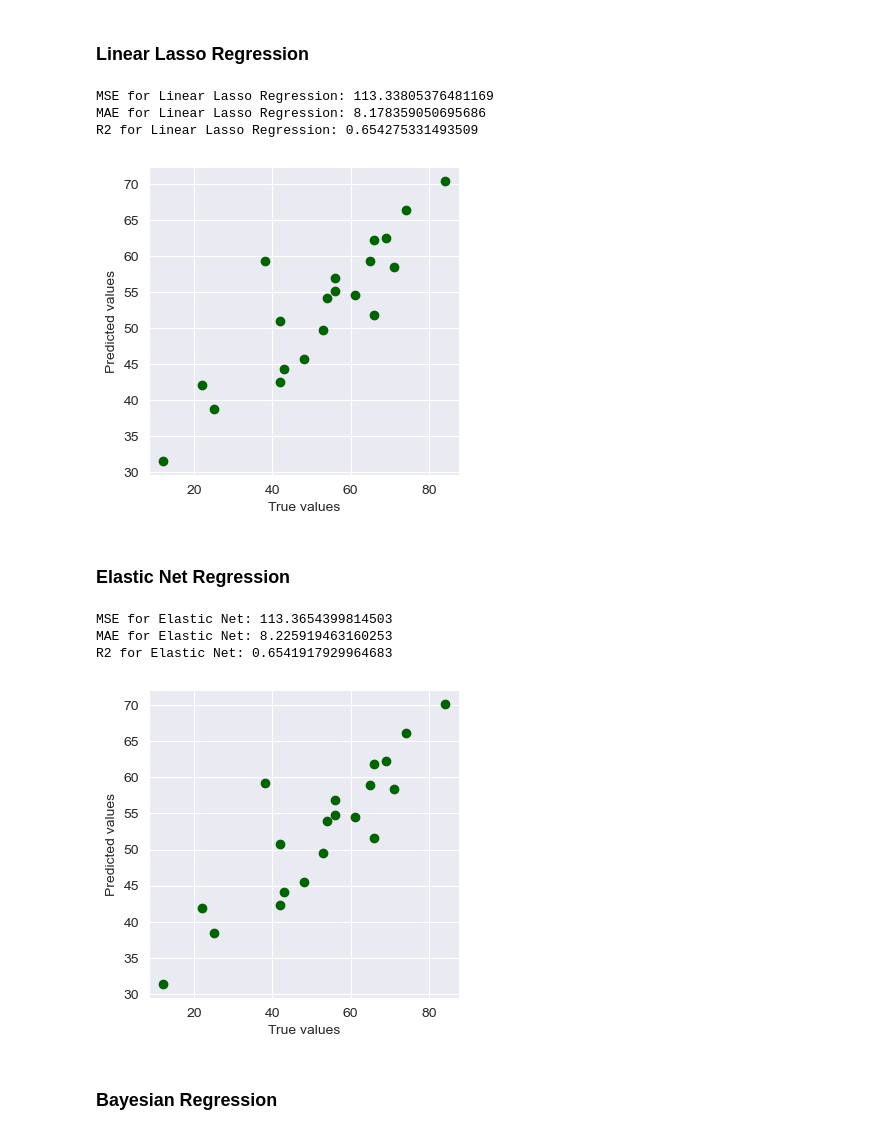
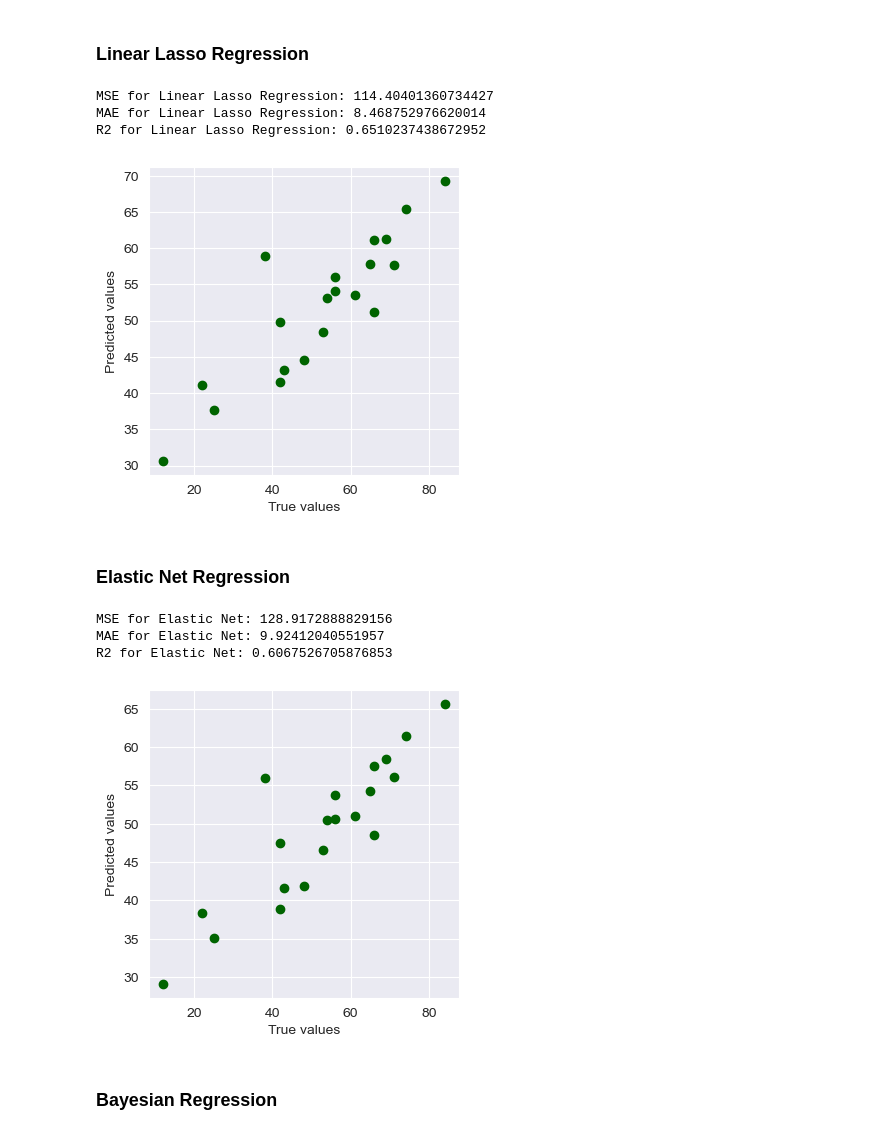
Before and after one commit to milagjurovska/ML25, a Jupyter notebook: 5_lab/petta_laboratoriska.ipynb, the cells around one changed output. Saved outputs shown, nothing was run; the diff lists cells and outputs as text; code cells hidden in the pictures.

```diff
--- a/5_lab/petta_laboratoriska.ipynb
+++ b/5_lab/petta_laboratoriska.ipynb
@@ -205,5 +226,5 @@ y_test=[48, 38, 56, 66, 84, 61, 22, 65, 56, 12, 74, 43, 71, 25, 69, 53, 66, 42,
 # %%
-scaler = StandardScaler()
+scaler = MinMaxScaler()
 scaler.fit(X_train)
 X_train_scaled = scaler.transform(X_train)
 X_test_scaled = scaler.transform(X_test)
@@ -211,8 +232,8 @@ X_test_scaled = scaler.transform(X_test)
 ## Linear Regression
 # %%
 lr = LinearRegression()
-lr.fit(X_train, y_train)
-predictions_lr = lr.predict(X_test)
+lr.fit(X_train_scaled, y_train)
+predictions_lr = lr.predict(X_test_scaled)
 mse_lr = mean_squared_error(y_test, predictions_lr)
 mae_lr = mean_absolute_error(y_test, predictions_lr)
 r2_lr = r2_score(y_test, predictions_lr)
@@ -234,8 +255,8 @@ R2 for Linear Regression: 0.6516746782773253
 ### Linear Ridge Regression
 # %%
 lr_ridge = RidgeCV()
-lr_ridge.fit(X_train, y_train)
-predictions_ridge = lr_ridge.predict(X_test)
+lr_ridge.fit(X_train_scaled, y_train)
+predictions_ridge = lr_ridge.predict(X_test_scaled)
 mse_ridge = mean_squared_error(y_test, predictions_ridge)
 mae_ridge = mean_absolute_error(y_test, predictions_ridge)
 r2_ridge = r2_score(y_test, predictions_ridge)
@@ -257,8 +278,8 @@ R2 for Linear Ridge Regression: 0.6516968720956593
 ### Linear Lasso Regression
 # %%
 lr_lasso = LassoCV()
-lr_lasso.fit(X_train, y_train)
-predictions_lr_lasso = lr_lasso.predict(X_test)
+lr_lasso.fit(X_train_scaled, y_train)
+predictions_lr_lasso = lr_lasso.predict(X_test_scaled)
 mse_lasso = mean_squared_error(y_test, predictions_lr_lasso)
 mae_lasso = mean_absolute_error(y_test, predictions_lr_lasso)
 r2_lasso= r2_score(y_test, predictions_lr_lasso)
@@ -272,33 +293,33 @@ plt.xlabel("True values")
 plt.ylabel("Predicted values")
 plt.show()
 # %% [output]
-MSE for Linear Lasso Regression: 113.33805376481169
-MAE for Linear Lasso Regression: 8.178359050695686
-R2 for Linear Lasso Regression: 0.654275331493509
+MSE for Linear Lasso Regression: 114.40401360734427
+MAE for Linear Lasso Regression: 8.468752976620014
+R2 for Linear Lasso Regression: 0.6510237438672952
-[figure, old version]
+[figure, new version]
 # %% [markdown]
 ### Elastic Net Regression
 # %%
 lr_elastic = ElasticNetCV()
-lr_elastic.fit(X_train, y_train)
-predictions_lr_elastic = lr_elastic.predict(X_test)
+lr_elastic.fit(X_train_scaled, y_train)
+predictions_lr_elastic = lr_elastic.predict(X_test_scaled)
 mse_elastic = mean_squared_error(y_test, predictions_lr_elastic)
 mae_elastic = mean_absolute_error(y_test, predictions_lr_elastic)
 r2_elastic= r2_score(y_test, predictions_lr_elastic)
 print("MSE for Elastic Net:", mse_elastic)
 print("MAE for Elastic Net:", mae_elastic)
 print("R2 for Elastic Net:", r2_elastic)
 
 plt.figure(figsize=(4, 4))
 plt.scatter(y_test,predictions_lr_elastic, color="darkgreen")
 plt.xlabel("True values")
 plt.ylabel("Predicted values")
 plt.show()
 # %% [output]
-MSE for Elastic Net: 113.3654399814503
-MAE for Elastic Net: 8.225919463160253
-R2 for Elastic Net: 0.6541917929964683
+MSE for Elastic Net: 128.9172888829156
+MAE for Elastic Net: 9.92412040551957
+R2 for Elastic Net: 0.6067526705876853
-[figure, old version]
+[figure, new version]
 # %% [markdown]
 ### Bayesian Regression
 # %%
```
Also changed, not shown: parts of 13 cells of this notebook.
